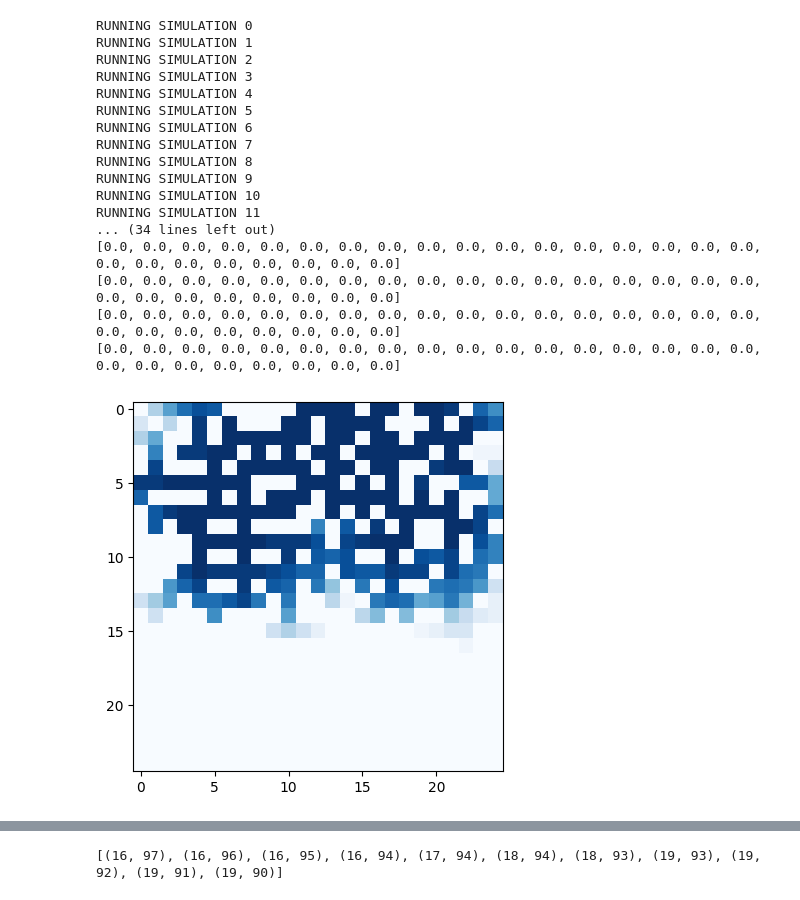
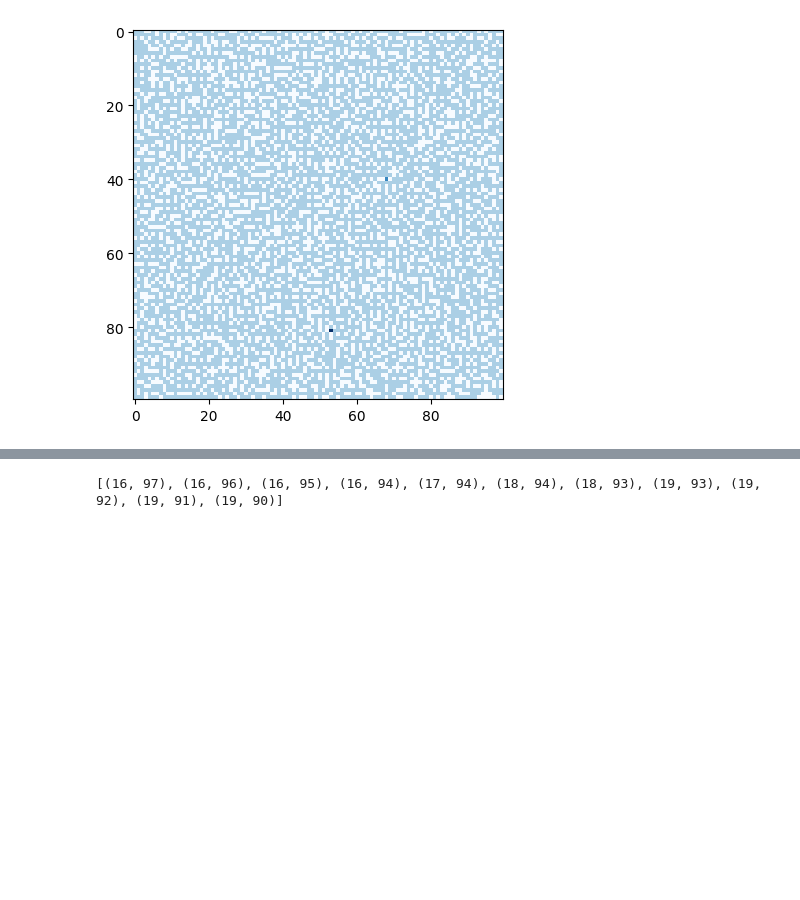
Before and after one commit to dem-ioak/AI-Project-One, a Jupyter notebook: src/Ship.ipynb, the cells around one changed output, grey strips where cells are left out. Cells and saved outputs as stored; diff of their text form; code cells hidden in the pictures; blank space fills up the shorter version.

```diff
--- a/src/Ship.ipynb
+++ b/src/Ship.ipynb
@@ -391,12 +391,17 @@ class Ship:
 
         return []
 
-    def is_path_obstructed(self, path=[]):
+    def is_path_obstructed(self, bot, path=[]):
         if path == []:
             return True
         for (r, c) in path:
             if self.board[r][c] == Cell.FIRE:
                 return True
+            if bot == 3:
+                for i in range(4):
+                    nr, nc = DY[i] + r, DX[i] + c
+                    if self.board[nr][nc] == Cell.FIRE:
+                        return True
         return False
 
     def has_path(self, src, dst):
@@ -485,7 +490,13 @@ class Bot:
     def bot_4(self):
         weights = self.ship.simulate_fire()
 
-    def simulate(self, bot_query=bot_1, step_limit=-1):
+    def simulate(self, bot_num, step_limit=-1):
+        bot_query = (
+            self.bot_1() if bot_num == 1 else
+            self.bot_2() if bot_num == 2 else
+            self.bot_3() if bot_num == 3 else
+            self.bot_4()
+        )
         success = False
         path = []
         curr_path_ind = 1
@@ -494,7 +505,7 @@ class Bot:
         i = 0
         while step_limit < 0 or i < step_limit:
 
-            if self.ship.is_path_obstructed(path=path): # TODO: check that path is not obstructed
+            if self.ship.is_path_obstructed(bot_num, path=path): # TODO: check that path is not obstructed
                 # print("invalid path. querying bot again.")
                 path = bot_query()
                 curr_path_ind = 1
@@ -542,30 +553,14 @@ class Bot:
 # %%
 # Generate Ship
 D = 100 # ship size
-q = .75   # flammability constant
-seed = None
+q = .8   # flammability constant
+seed = 3805034844886688
 
 ship = Ship(D, q, seed)
-for i in ship.simulate_fire():
-    print(i)
+test_bot = Bot(ship)
+# for i in ship.simulate_fire():
+#     print(i)
 ship.display()
 # %% [output]
-RUNNING SIMULATION 0
-RUNNING SIMULATION 1
-RUNNING SIMULATION 2
-RUNNING SIMULATION 3
-RUNNING SIMULATION 4
-RUNNING SIMULATION 5
-RUNNING SIMULATION 6
-RUNNING SIMULATION 7
-RUNNING SIMULATION 8
-RUNNING SIMULATION 9
-RUNNING SIMULATION 10
-RUNNING SIMULATION 11
-... (34 lines left out)
-[0.0, 0.0, 0.0, 0.0, 0.0, 0.0, 0.0, 0.0, 0.0, 0.0, 0.0, 0.0, 0.0, 0.0, 0.0, 0.0, 0.0, 0.0, 0.0, 0.0, 0.0, 0.0, 0.0, 0.0, 0.0]
-[0.0, 0.0, 0.0, 0.0, 0.0, 0.0, 0.0, 0.0, 0.0, 0.0, 0.0, 0.0, 0.0, 0.0, 0.0, 0.0, 0.0, 0.0, 0.0, 0.0, 0.0, 0.0, 0.0, 0.0, 0.0]
-[0.0, 0.0, 0.0, 0.0, 0.0, 0.0, 0.0, 0.0, 0.0, 0.0, 0.0, 0.0, 0.0, 0.0, 0.0, 0.0, 0.0, 0.0, 0.0, 0.0, 0.0, 0.0, 0.0, 0.0, 0.0]
-[0.0, 0.0, 0.0, 0.0, 0.0, 0.0, 0.0, 0.0, 0.0, 0.0, 0.0, 0.0, 0.0, 0.0, 0.0, 0.0, 0.0, 0.0, 0.0, 0.0, 0.0, 0.0, 0.0, 0.0, 0.0]
-[figure, old version]
+[figure, new version]
 # %%
```
Also changed, not shown: parts of 1 cell of this notebook.
